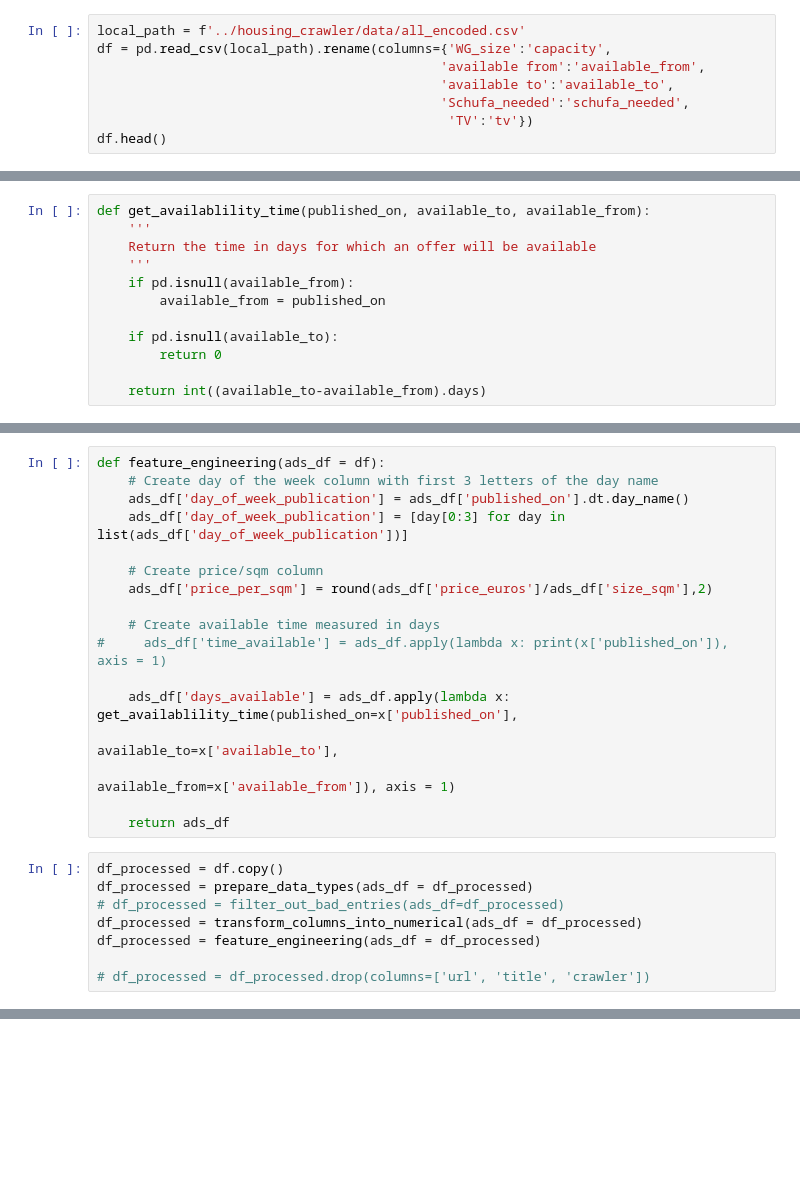
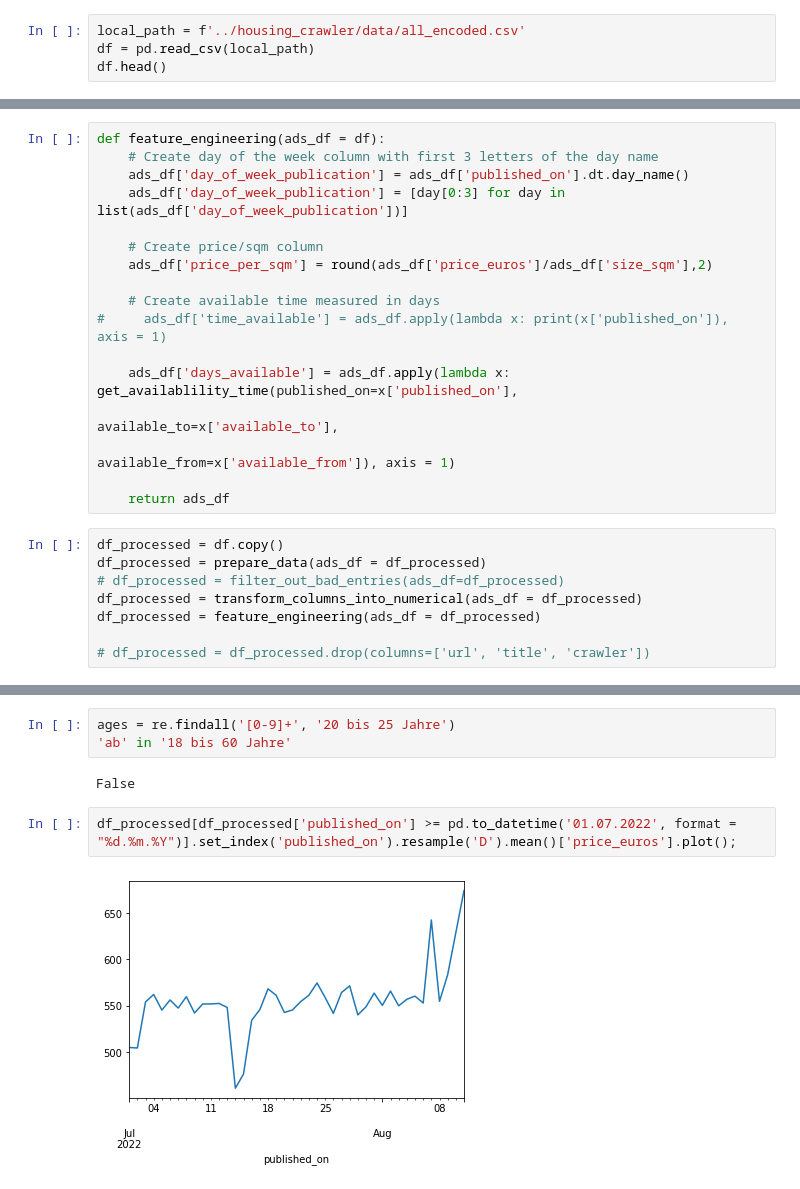
Before and after one commit to chvieira2/housing_crawler, a Jupyter notebook: notebooks/ads_table_cleaning.ipynb, the cells around one changed output, grey strips where cells are left out. Saved outputs shown, nothing was run; the diff lists cells and outputs as text; blank space fills up the shorter version.

```diff
--- a/notebooks/ads_table_cleaning.ipynb
+++ b/notebooks/ads_table_cleaning.ipynb
@@ -14,10 +21,6 @@ import plotly.express as px
 # %%
 local_path = f'../housing_crawler/data/all_encoded.csv'
-df = pd.read_csv(local_path).rename(columns={'WG_size':'capacity',
-                                            'available from':'available_from',
-                                            'available to':'available_to',
-                                            'Schufa_needed':'schufa_needed',
-                                             'TV':'tv'})
+df = pd.read_csv(local_path)
 df.head()
 # %% [output]
 |  | id | url | type_offer | landlord_type | title | price_euros | size_sqm | available_rooms | ... |
@@ -39,15 +33,3 @@ def prepare_data_types(ads_df = df):
-# %%
-def get_availablility_time(published_on, available_to, available_from):
-    '''
-    Return the time in days for which an offer will be available
-    '''
-    if pd.isnull(available_from):
-        available_from = published_on
-
-    if pd.isnull(available_to):
-        return 0
-
-    return int((available_to-available_from).days)
 # %%
 def filter_out_bad_entries(ads_df=df, country = 'Germany',
                            price_max = 4000, price_min = 50,
@@ -229,7 +238,7 @@ def feature_engineering(ads_df = df):
     return ads_df
 # %%
 df_processed = df.copy()
-df_processed = prepare_data_types(ads_df = df_processed)
+df_processed = prepare_data(ads_df = df_processed)
 # df_processed = filter_out_bad_entries(ads_df=df_processed)
 df_processed = transform_columns_into_numerical(ads_df = df_processed)
 df_processed = feature_engineering(ads_df = df_processed)
@@ -263,0 +303,9 @@ Name: wg_possible, dtype: int64
+# %%
+ages = re.findall('[0-9]+', '20 bis 25 Jahre')
+'ab' in '18 bis 60 Jahre'
+# %% [output]
+False
+# %%
+df_processed[df_processed['published_on'] >= pd.to_datetime('01.07.2022', format = "%d.%m.%Y")].set_index('published_on').resample('D').mean()['price_euros'].plot();
+# %% [output]
+[figure, added]
```
Also changed, not shown: parts of 10 cells of this notebook, 3 other files.
